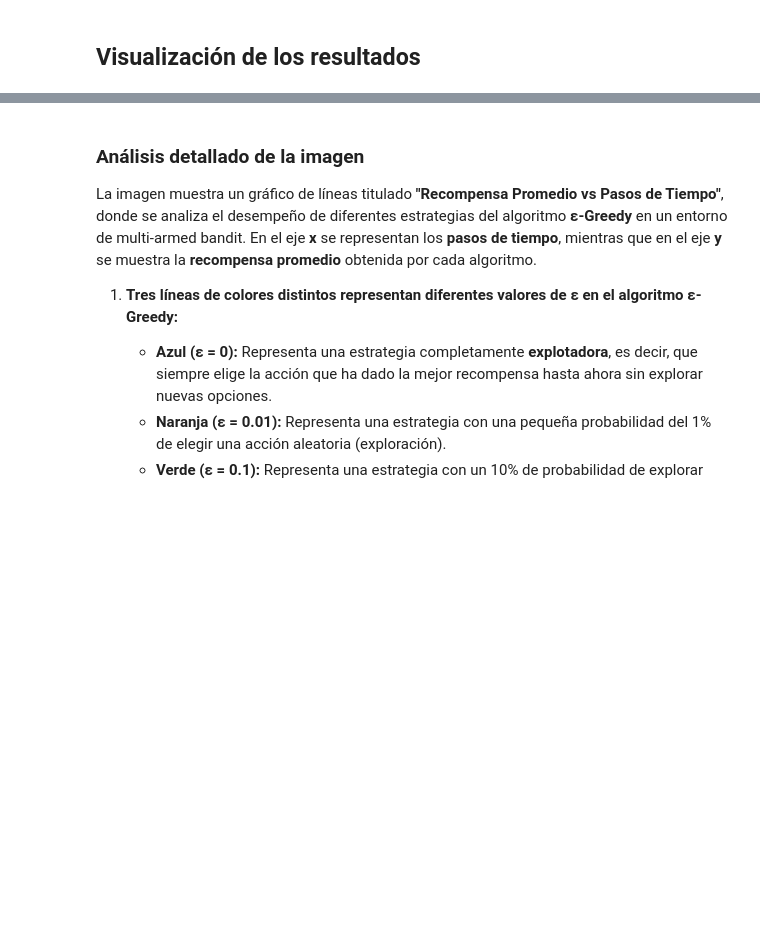
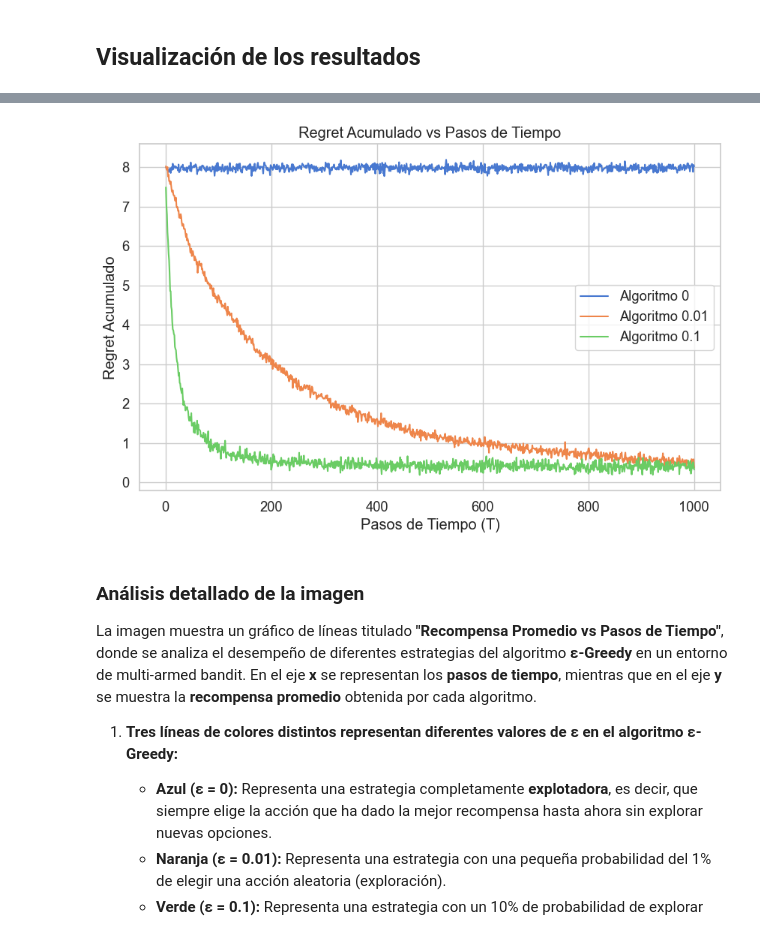
Before and after one commit to solracmendo/P1_MLSG, a Jupyter notebook: bandit_experiment.ipynb, the cells around one changed output, grey strips where cells are left out. Saved outputs shown, nothing was run; the diff lists cells and outputs as text; code cells hidden in the pictures; blank space fills up the shorter version.

```diff
--- a/bandit_experiment.ipynb
+++ b/bandit_experiment.ipynb
@@ -147,3 +170,7 @@ plot_arm_statistics(arm_statistics, algorithms)
+# %%
+plot_regret(steps, regret_accumulated, algorithms)
+# %% [output]
+[figure, added]
 # %% [markdown]
 ### Análisis detallado de la imagen
 
```
Also changed, not shown: parts of 11 cells of this notebook.
